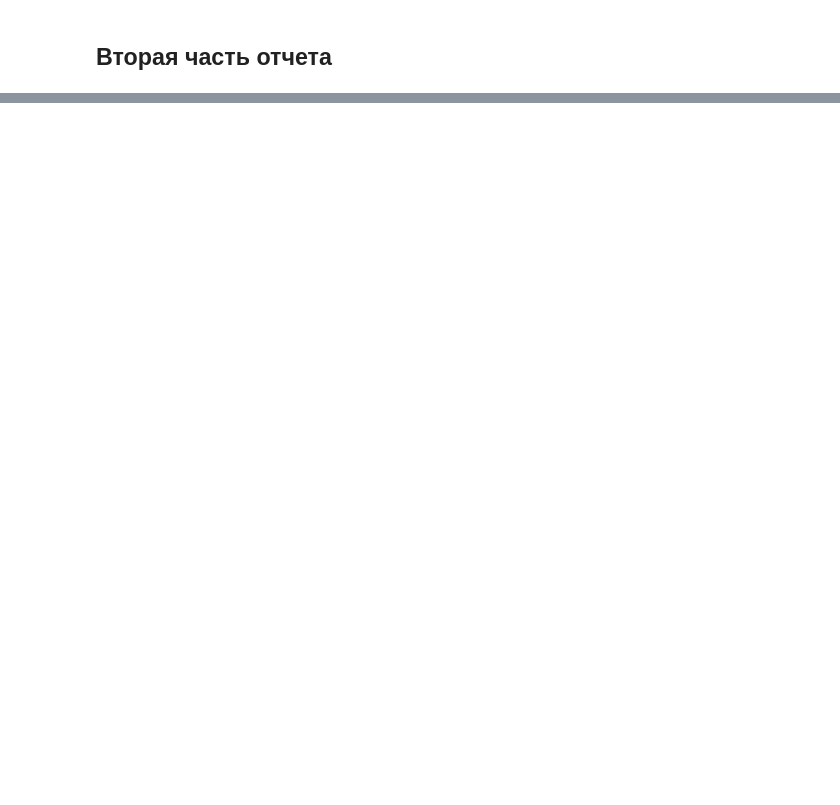
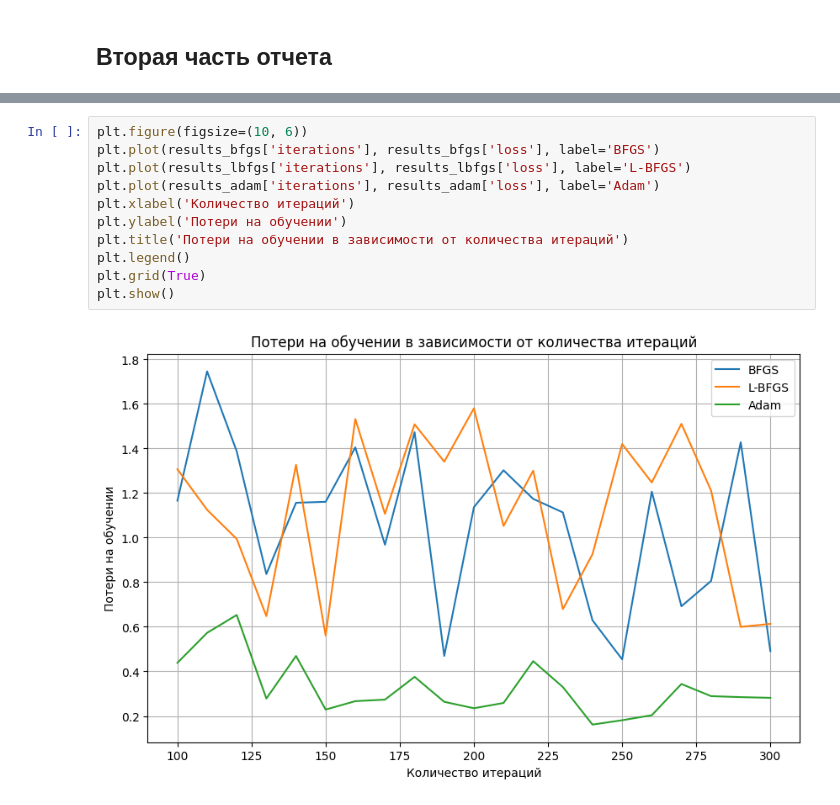
Before and after one commit to slikyumsh/MOMO, a Jupyter notebook: Lab2/report2.ipynb, the cells around one changed output, grey strips where cells are left out. Cells and saved outputs as stored; diff of their text form; blank space fills up the shorter version.

```diff
--- a/Lab2/report2.ipynb
+++ b/Lab2/report2.ipynb
@@ -90,0 +132,13 @@ accuracy_score(model2.predict(X_test), y_test)
+# %%
+plt.figure(figsize=(10, 6))
+plt.plot(results_bfgs['iterations'], results_bfgs['loss'], label='BFGS')
+plt.plot(results_lbfgs['iterations'], results_lbfgs['loss'], label='L-BFGS')
+plt.plot(results_adam['iterations'], results_adam['loss'], label='Adam')
+plt.xlabel('Количество итераций')
+plt.ylabel('Потери на обучении')
+plt.title('Потери на обучении в зависимости от количества итераций')
+plt.legend()
+plt.grid(True)
+plt.show()
+# %% [output]
+[figure, added]
```
Also changed, not shown: parts of 12 cells of this notebook, 1 other file.
